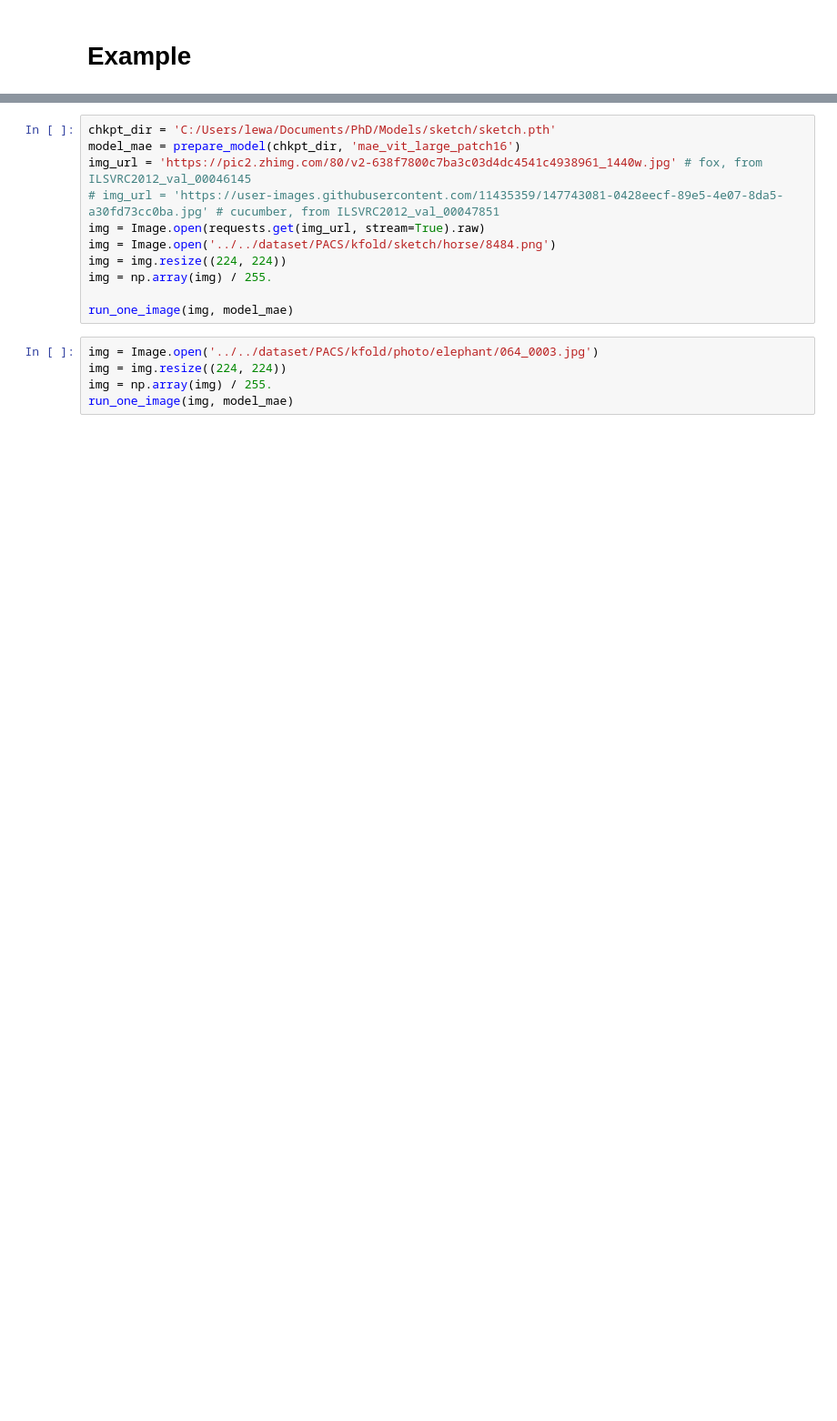
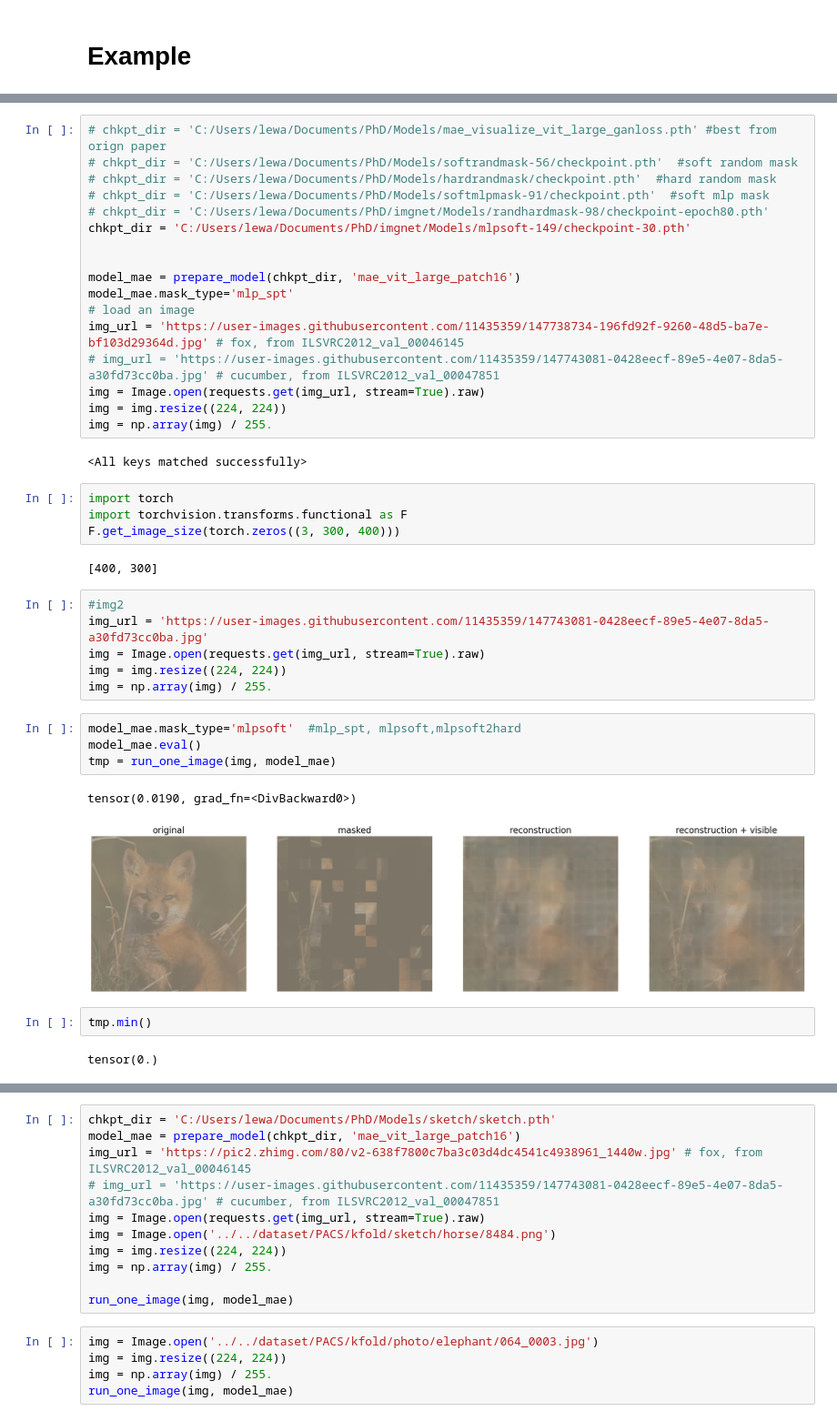
Before and after one commit to lez-s/mae-mycode, a Jupyter notebook: test_mae.ipynb, the cells around one changed output, grey strips where cells are left out. Shown at 91% size. Saved outputs shown, nothing was run; the diff lists cells and outputs as text; blank space fills up the shorter version.

```diff
--- a/test_mae.ipynb
+++ b/test_mae.ipynb
@@ -93,0 +85,42 @@ AttributeError: 'MaskedAutoencoderViT' object has no attribute 'MLPmasking'
+# %%
+# chkpt_dir = 'C:/Users/lewa/Documents/PhD/Models/mae_visualize_vit_large_ganloss.pth' #best from orign paper
+# chkpt_dir = 'C:/Users/lewa/Documents/PhD/Models/softrandmask-56/checkpoint.pth'  #soft random mask
+# chkpt_dir = 'C:/Users/lewa/Documents/PhD/Models/hardrandmask/checkpoint.pth'  #hard random mask
+# chkpt_dir = 'C:/Users/lewa/Documents/PhD/Models/softmlpmask-91/checkpoint.pth'  #soft mlp mask
+# chkpt_dir = 'C:/Users/lewa/Documents/PhD/imgnet/Models/randhardmask-98/checkpoint-epoch80.pth'
+chkpt_dir = 'C:/Users/lewa/Documents/PhD/imgnet/Models/mlpsoft-149/checkpoint-30.pth'
+
+
+model_mae = prepare_model(chkpt_dir, 'mae_vit_large_patch16')
+model_mae.mask_type='mlp_spt'
+# load an image
+img_url = 'https://user-images.githubusercontent.com/11435359/147738734-196fd92f-9260-48d5-ba7e-bf103d29364d.jpg' # fox, from ILSVRC2012_val_00046145
+# img_url = 'https://user-images.githubusercontent.com/11435359/147743081-0428eecf-89e5-4e07-8da5-a30fd73cc0ba.jpg' # cucumber, from ILSVRC2012_val_00047851
+img = Image.open(requests.get(img_url, stream=True).raw)
+img = img.resize((224, 224))
+img = np.array(img) / 255.
+# %% [output]
+<All keys matched successfully>
+# %%
+import torch
+import torchvision.transforms.functional as F
+F.get_image_size(torch.zeros((3, 300, 400)))
+# %% [output]
+[400, 300]
+# %%
+#img2
+img_url = 'https://user-images.githubusercontent.com/11435359/147743081-0428eecf-89e5-4e07-8da5-a30fd73cc0ba.jpg'
+img = Image.open(requests.get(img_url, stream=True).raw)
+img = img.resize((224, 224))
+img = np.array(img) / 255.
+# %%
+model_mae.mask_type='mlpsoft'  #mlp_spt, mlpsoft,mlpsoft2hard
+model_mae.eval()
+tmp = run_one_image(img, model_mae)
+# %% [output]
+tensor(0.0190, grad_fn=<DivBackward0>)
+[figure, added]
+# %%
+tmp.min()
+# %% [output]
+tensor(0.)
```
Also changed, not shown: parts of 10 cells of this notebook, 1 other file.
